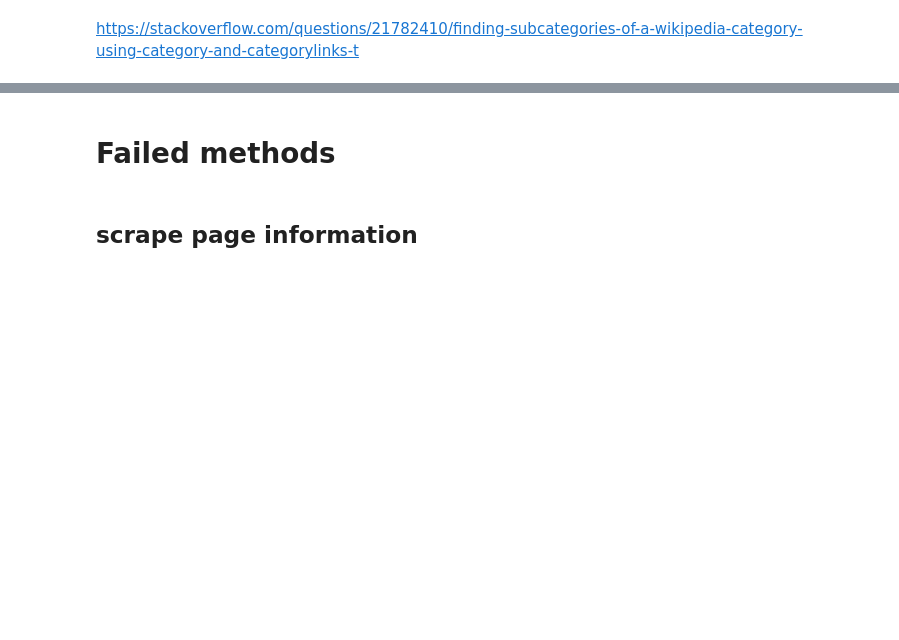
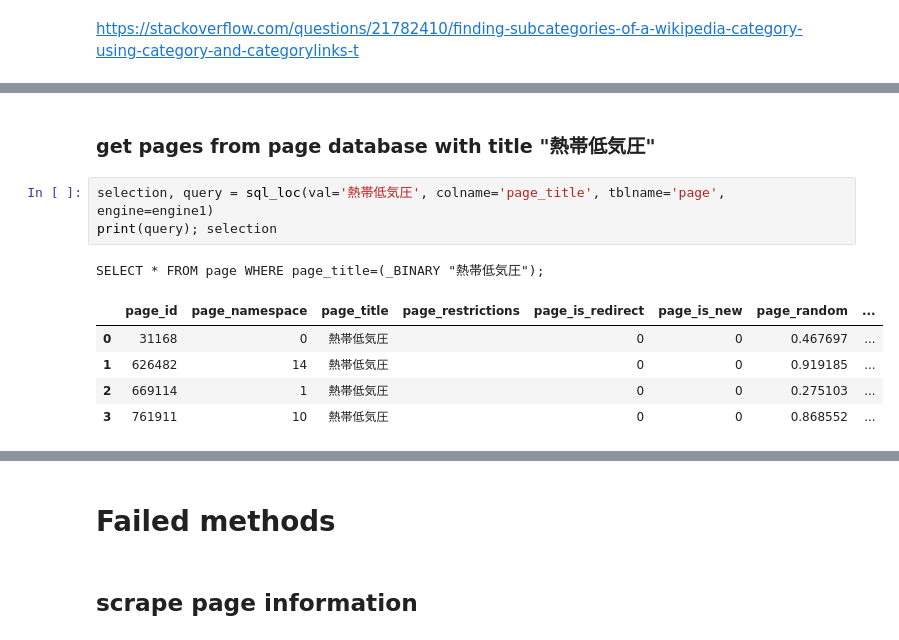
Before and after one commit to bhrdj/predwikt, a Jupyter notebook: notebooks/1.15-sfb-predict-jawiki-cyclone-edits.ipynb, the cells around one changed output, grey strips where cells are left out. Cells and saved outputs as stored; diff of their text form; blank space fills up the shorter version.

```diff
--- a/notebooks/1.15-sfb-predict-jawiki-cyclone-edits.ipynb
+++ b/notebooks/1.15-sfb-predict-jawiki-cyclone-edits.ipynb
@@ -189,0 +210,12 @@ https://stackoverflow.com/questions/21782410/finding-subcategories-of-a-wikipedi
+# %% [markdown]
+### get pages from page database with title "熱帯低気圧"
+# %%
+selection, query = sql_loc(val='熱帯低気圧', colname='page_title', tblname='page', engine=engine1)
+print(query); selection
+# %% [output]
+SELECT * FROM page WHERE page_title=(_BINARY "熱帯低気圧");
+|  | page_id | page_namespace | page_title | page_restrictions | page_is_redirect | page_is_new | page_random | ... |
+| 0 | 31168 | 0 | 熱帯低気圧 |  | 0 | 0 | 0.467697 | ... |
+| 1 | 626482 | 14 | 熱帯低気圧 |  | 0 | 0 | 0.919185 | ... |
+| 2 | 669114 | 1 | 熱帯低気圧 |  | 0 | 0 | 0.275103 | ... |
+| 3 | 761911 | 10 | 熱帯低気圧 |  | 0 | 0 | 0.868552 | ... |
```
Also changed, not shown: parts of 24 cells of this notebook.
